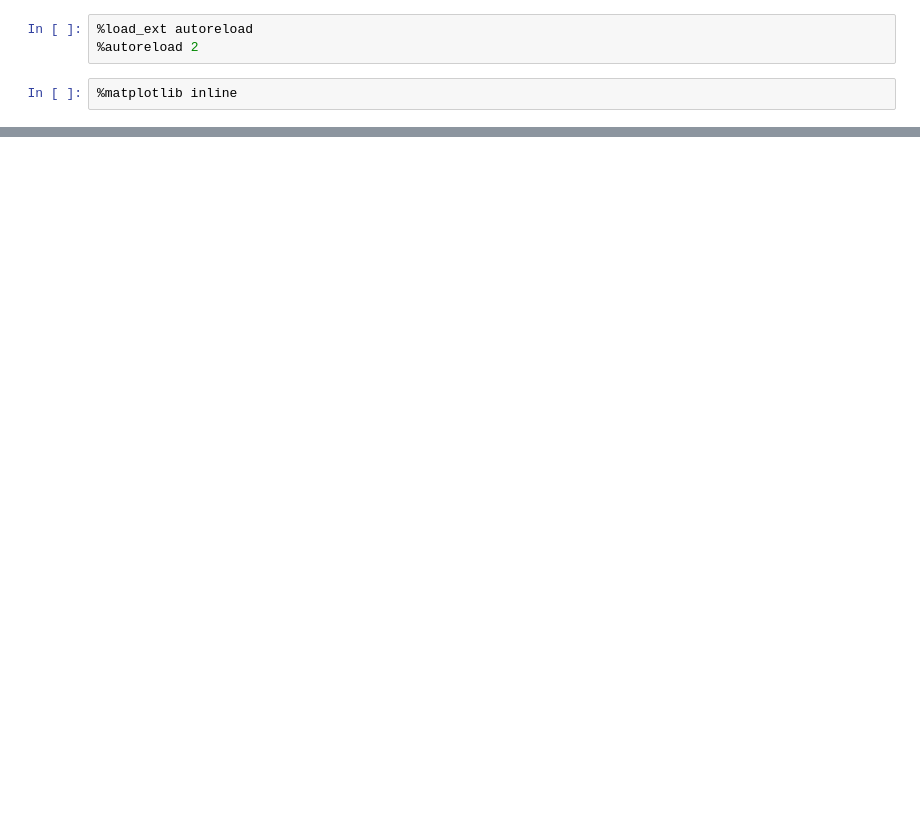
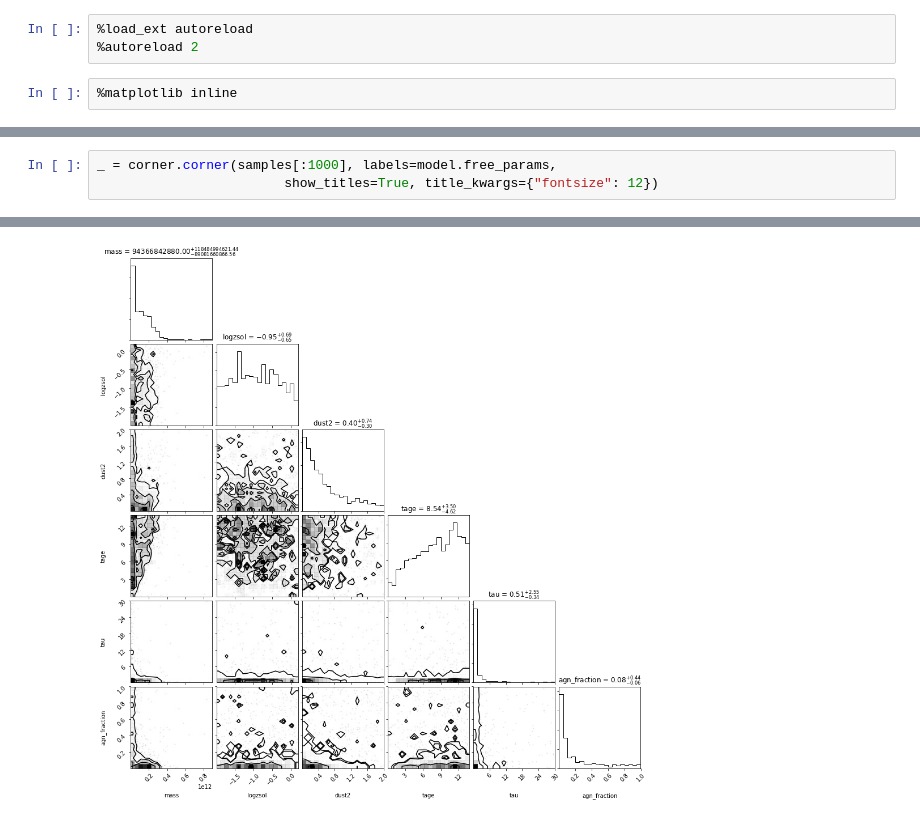
Before and after one commit to mwalmsley/agnfinder, a Jupyter notebook: notebooks/visualise_sed_samples.ipynb, the cells around one changed output, grey strips where cells are left out. Saved outputs shown, nothing was run; the diff lists cells and outputs as text; blank space fills up the shorter version.

```diff
--- a/notebooks/visualise_sed_samples.ipynb
+++ b/notebooks/visualise_sed_samples.ipynb
@@ -32,0 +99,4 @@ visualise.visualise_obs_and_model(obs, model, model.theta, sps)
+# %%
+_ = corner.corner(samples[:1000], labels=model.free_params,
+                        show_titles=True, title_kwargs={"fontsize": 12})
+# %% [output]
@@ -32,0 +104 @@ visualise.visualise_obs_and_model(obs, model, model.theta, sps)
+[figure, added]
```
Also changed, not shown: parts of 26 cells of this notebook, 27 other files.
